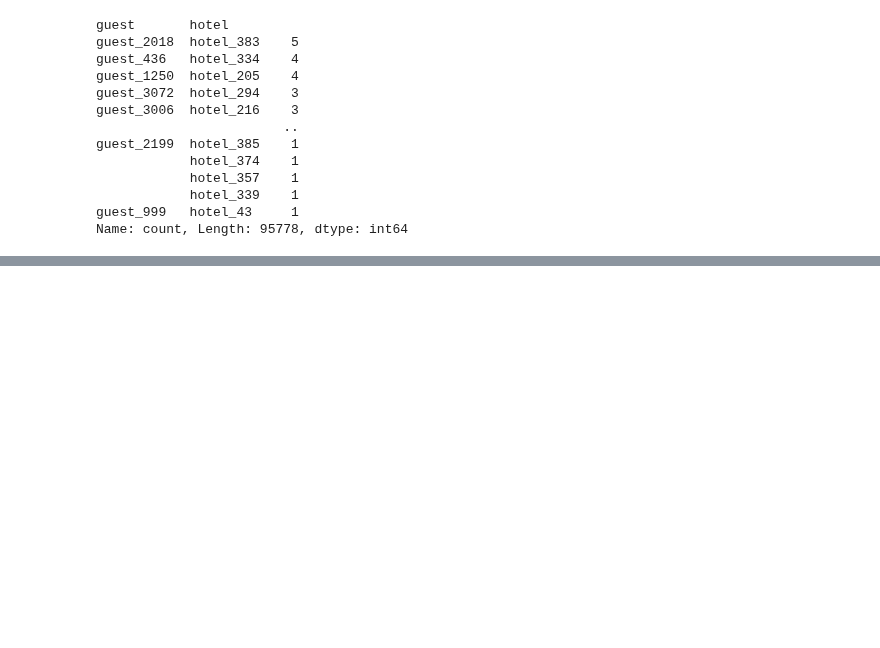
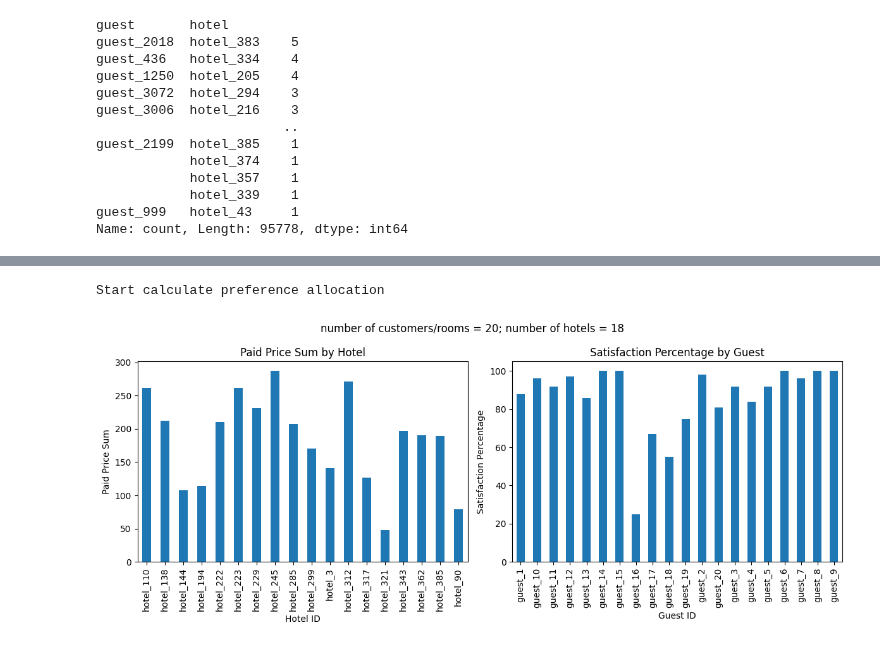
Before and after one commit to tundraparisi/dscoding-projects, a Jupyter notebook: Alina.Imansakipova/hotel-project/notebook.ipynb, the cells around one changed output, grey strips where cells are left out. Saved outputs shown, nothing was run; the diff lists cells and outputs as text; code cells hidden in the pictures; blank space fills up the shorter version.

```diff
--- a/Alina.Imansakipova/hotel-project/notebook.ipynb
+++ b/Alina.Imansakipova/hotel-project/notebook.ipynb
@@ -202,0 +251,38 @@ import random
+# %%
+def allocate_preferred_hotel(guest_id, guest_row, hotelsdata, preferencesdata):
+    #dictionary, where we turn the table into dictionary
+    guest_preferred_hotels = preferencesdata[preferencesdata['guest'] == guest_id]['hotel']
+    for _, preferred_hotel_id in guest_preferred_hotels.items():
+        #we returning the row of a matrix
+        preferred_hotel_row = hotelsdata.loc[preferred_hotel_id]
+
+
+        if preferred_hotel_row['rooms'] > 0:
+            preferred_hotel_row['rooms'] -= 1
+
+            paid_price_coefficient = 1 - guest_row['discount']
+            paid_price = preferred_hotel_row['price'] * paid_price_coefficient
+
+            satisfaction = calculate_satisfaction_percentage(guest_id, preferred_hotel_id, preferencesdata)
+
+            return [guest_id, preferred_hotel_id, satisfaction, paid_price]
+
+    return None
+
+
+def get_customer_preference_allocation(hotelsdata, guestdata, preferencesdata):
+    allocation = pd.DataFrame(columns=['guest_id', 'hotel_id', 'satisfaction_percentage', 'paid_price'])
+
+    for guest_id, guest_row in guestdata.iterrows():
+        allocation_entry = allocate_preferred_hotel(guest_id, guest_row, hotelsdata, preferencesdata)
+        if allocation_entry is not None:
+            allocation.loc[len(allocation)] = allocation_entry
+
+    return allocation
+
+print('Start calculate preference allocation')
+customer_preference_allocation = get_customer_preference_allocation(hotelsdata, guestdata, preferencesdata)
+visualize_allocation(customer_preference_allocation.head(20))
+# %% [output]
+Start calculate preference allocation
+[figure, added]
```
Also changed, not shown: parts of 9 cells of this notebook, 2 other files.
